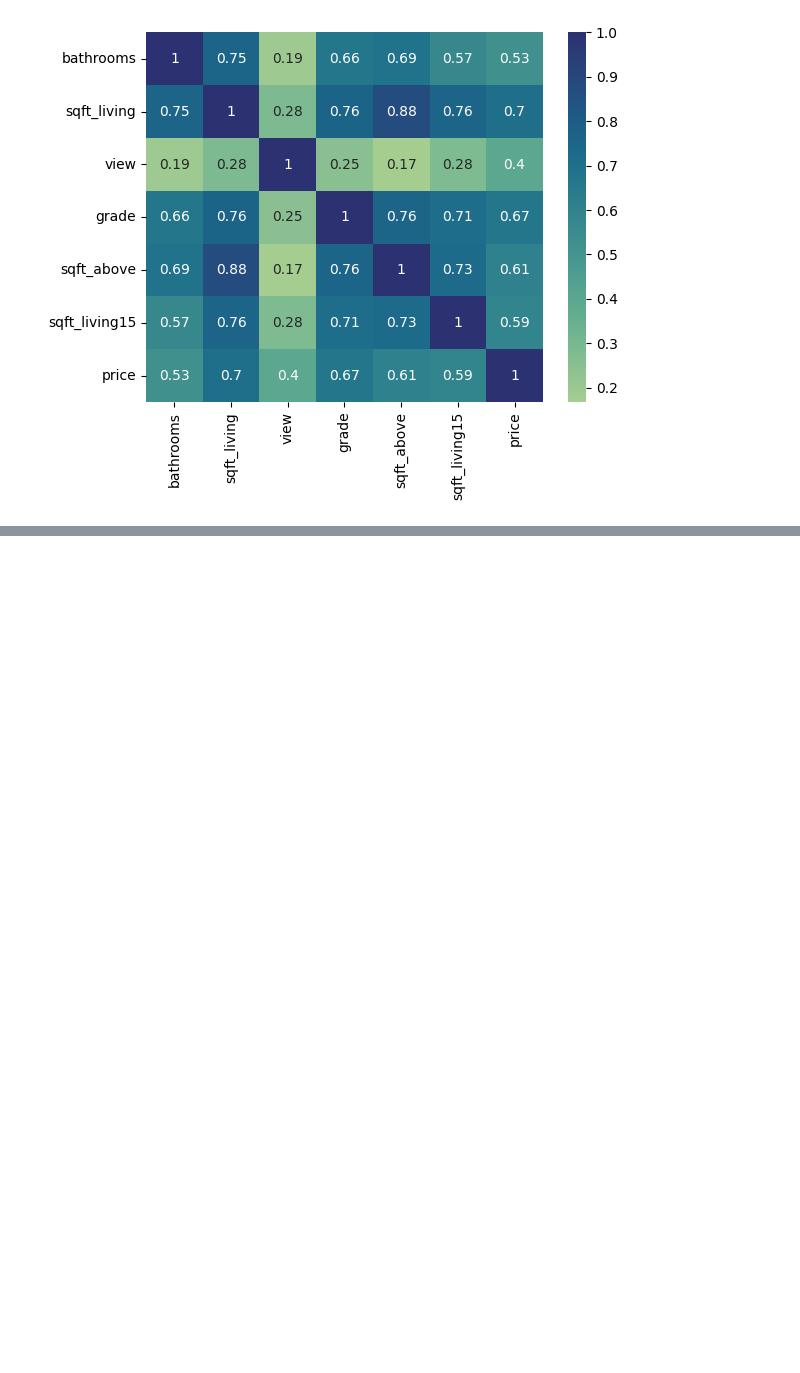
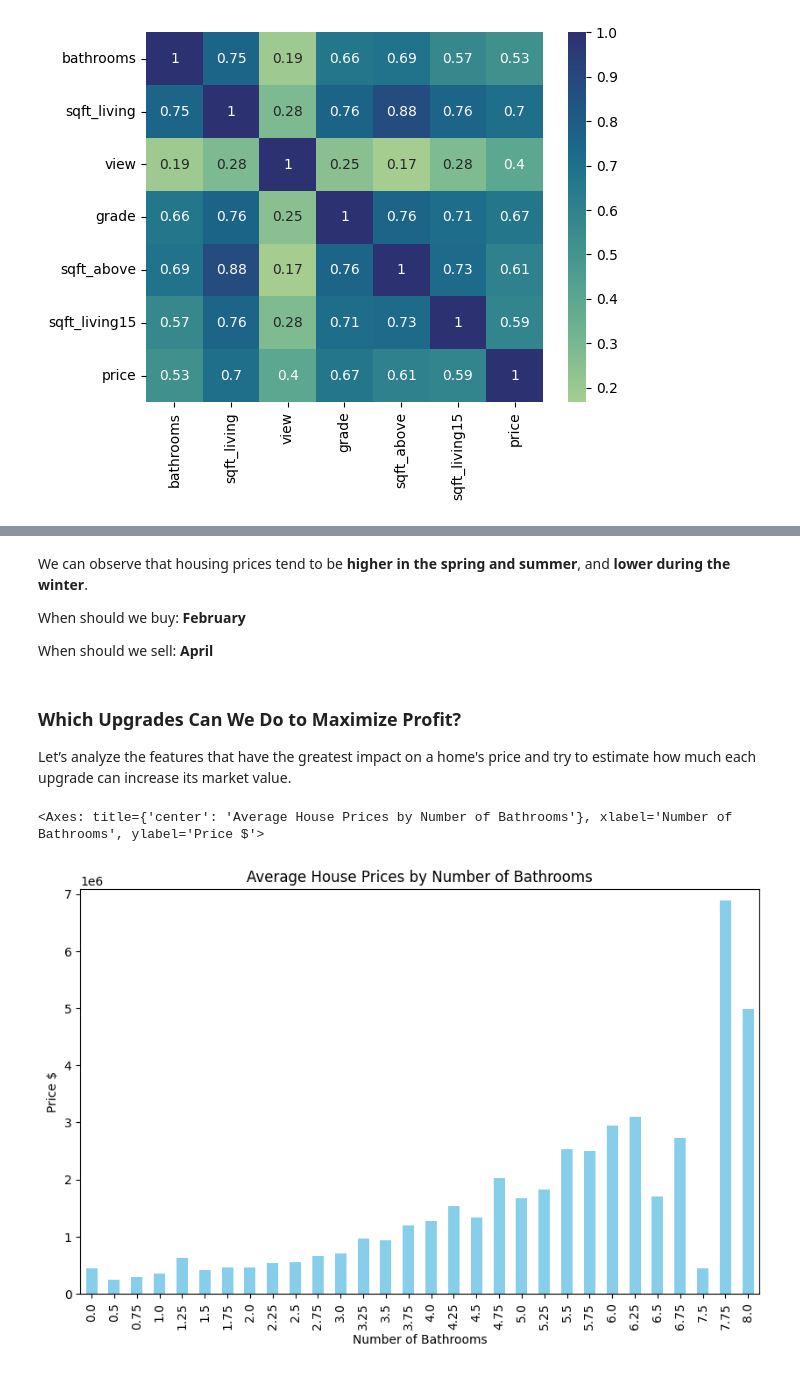
Before and after one commit to luiizsps/house_market, a Jupyter notebook: house_market.ipynb, the cells around one changed output, grey strips where cells are left out. Saved outputs shown, nothing was run; the diff lists cells and outputs as text; code cells hidden in the pictures; blank space fills up the shorter version.

```diff
--- a/house_market.ipynb
+++ b/house_market.ipynb
@@ -373,0 +427,17 @@ sns.heatmap(corr_matrix, cmap="crest", annot=True)
+# %% [markdown]
+We can observe that housing prices tend to be **higher in the spring and summer**, and **lower during the winter**.
+
+When should we buy: **February**
+
+When should we sell: **April**
+# %% [markdown]
+### Which Upgrades Can We Do to Maximize Profit?
+Let’s analyze the features that have the greatest impact on a home's price and try to estimate how much each upgrade can increase its market value.
+# %%
+# average house prices by number of bathrooms
+kc_n_bathrooms_price = kc_house_df["price"].groupby(kc_house_df["bathrooms"]).mean().reset_index(name="price")
+kc_n_bathrooms_price["price"] = kc_n_bathrooms_price["price"].round(2)
+kc_n_bathrooms_price.plot(kind="bar", x="bathrooms", y="price", title="Average House Prices by Number of Bathrooms", xlabel="Number of Bathrooms", ylabel="Price $", color="skyblue", figsize=(10, 6), ylim=(0, kc_n_bathrooms_price["price"].max() + 200000), legend=False)
+# %% [output]
+<Axes: title={'center': 'Average House Prices by Number of Bathrooms'}, xlabel='Number of Bathrooms', ylabel='Price $'>
+[figure, added]
```
Also changed, not shown: parts of 12 cells of this notebook, 1 other file.
